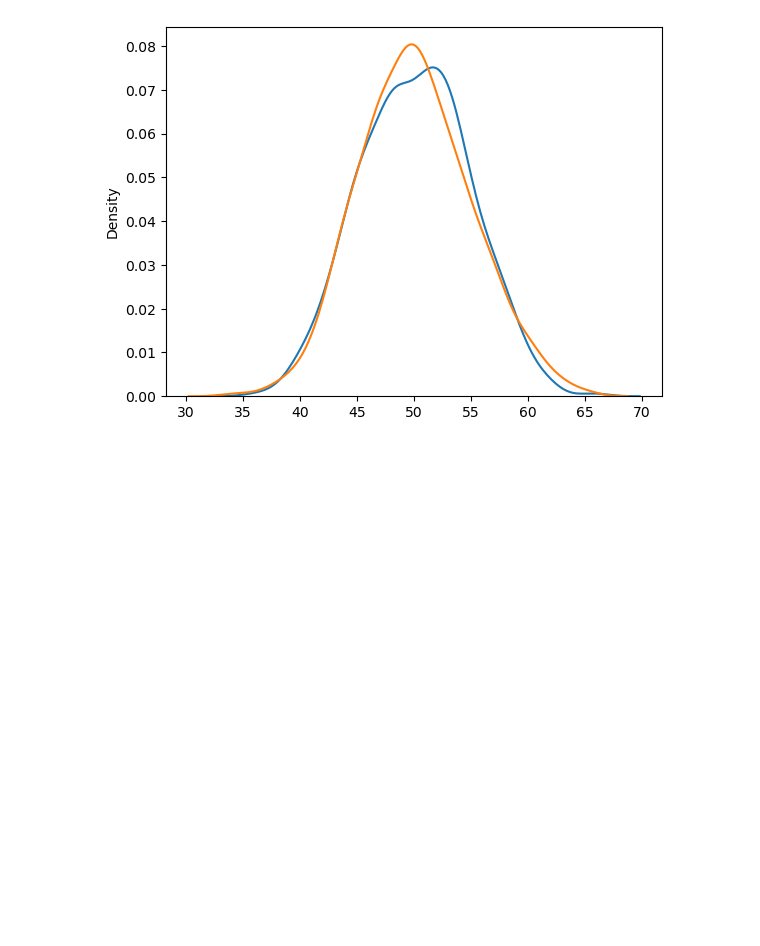
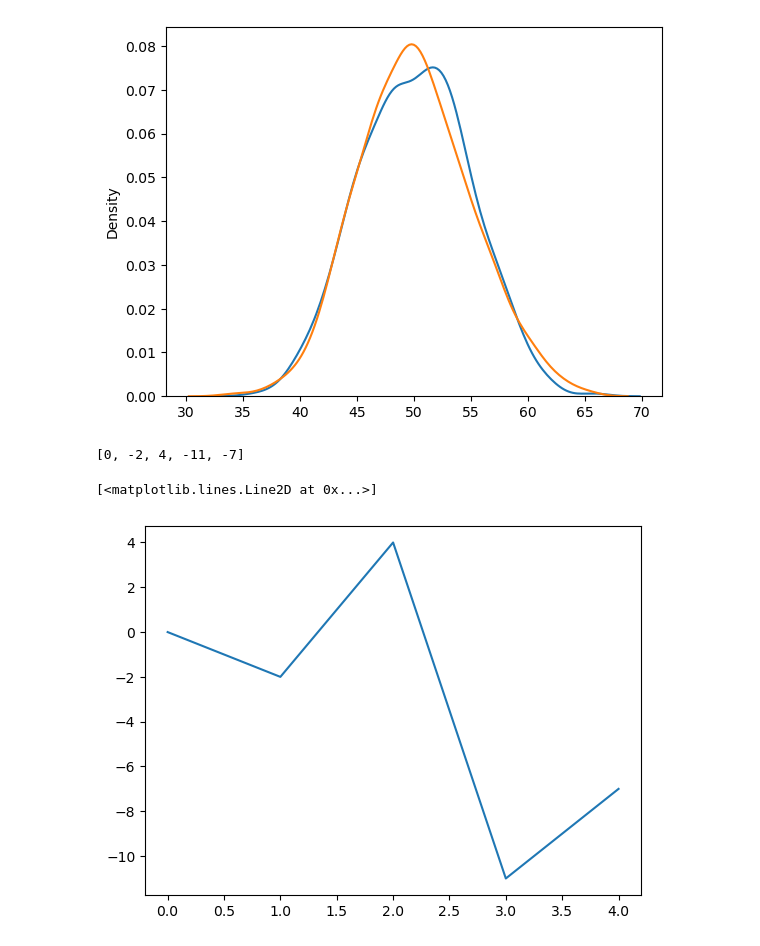
Before and after one commit to fatahjamro/python-practice, a Jupyter notebook: numpy-random-number.ipynb, the cells around one changed output. Drawn from its saved outputs; the diff is of its cells as text; code cells hidden in the pictures; blank space fills up the shorter version.

Commit message:
plt.show() defined function

```diff
--- a/numpy-random-number.ipynb
+++ b/numpy-random-number.ipynb
@@ -342,3 +342,24 @@ sns.kdeplot(random.binomial(n=100, p=0.5, size=1000), label='Binomial')
 plt.show()
 # %% [output]
 [figure]
+# %%
+def calculate_counter(array):
+  counters = []
+  for i in range(len(array)):
+      counter = 0
+      for j in range(i):
+          if array[j] > array[i]:
+              counter -= abs(array[j] - array[i])
+          else:
+              counter += abs(array[j] - array[i])
+      counters.append(counter)
+  return counters
+
+# Test the function
+array = [5, 3, 6, 1, 2]
+print(calculate_counter(array))
+plt.plot(calculate_counter(array))
+# %% [output]
+[0, -2, 4, -11, -7]
+[<matplotlib.lines.Line2D at 0x...>]
+[figure, added]
```
